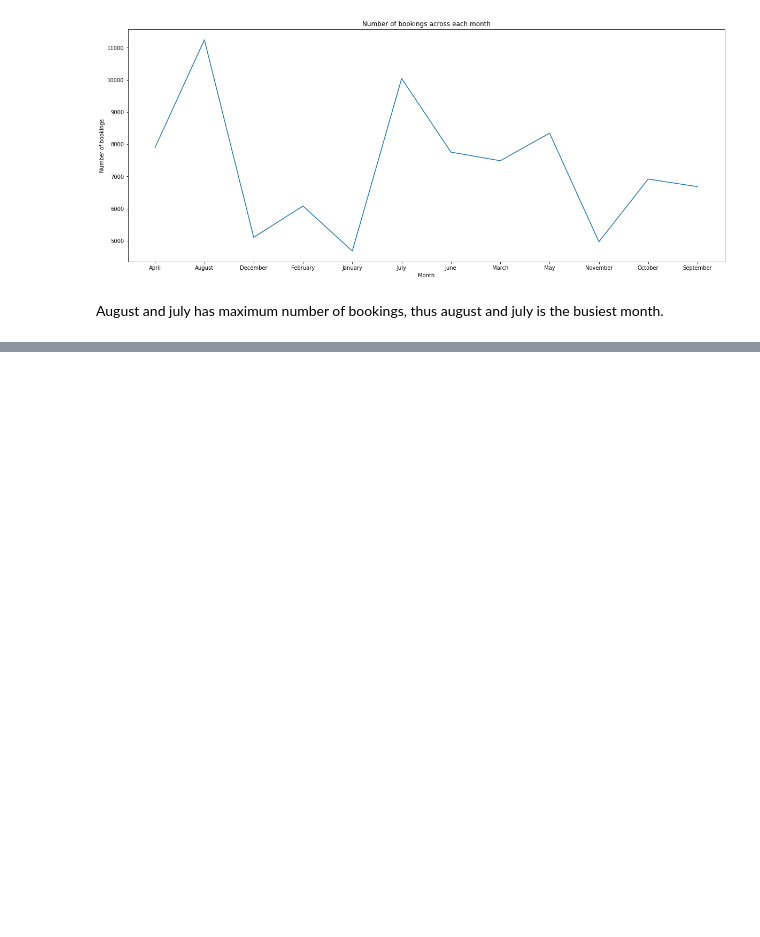
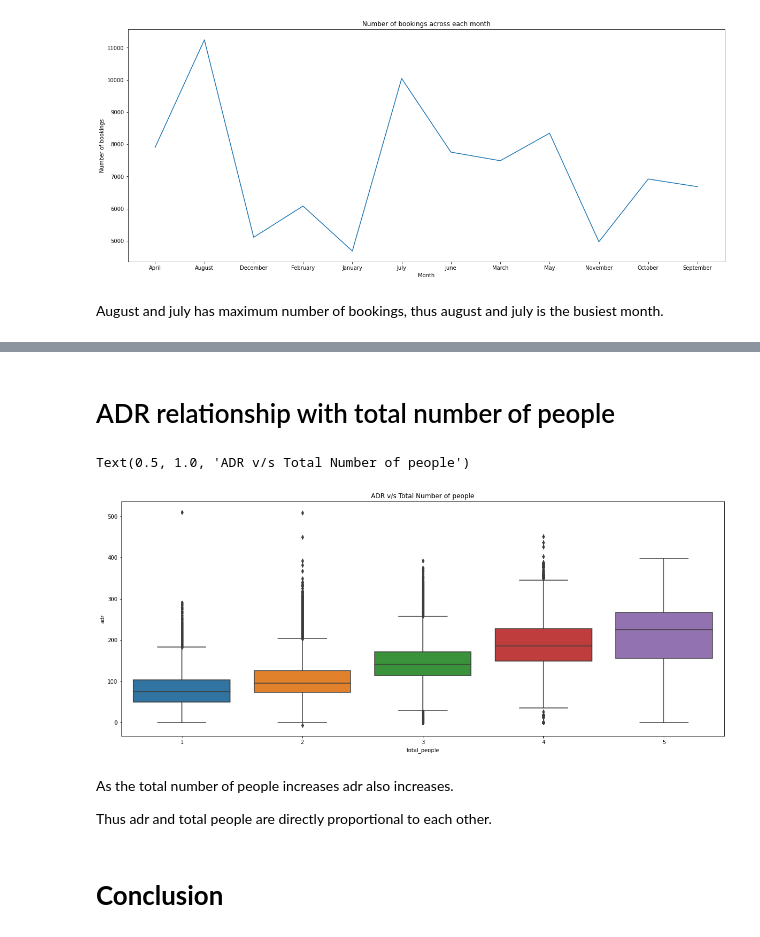
Before and after one commit to Tanushri920/Hotel-booking-analysis, a Jupyter notebook: Hotel_Booking_Analysis_Capstone_Project.ipynb, the cells around one changed output, grey strips where cells are left out. Drawn from its saved outputs; the diff is of its cells as text; code cells hidden in the pictures; blank space fills up the shorter version.

```diff
--- a/Hotel_Booking_Analysis_Capstone_Project.ipynb
+++ b/Hotel_Booking_Analysis_Capstone_Project.ipynb
@@ -581,0 +599,21 @@ August and july has maximum number of bookings, thus august and july is the busi
+# %% [markdown]
+# ADR relationship with total number of people
+# %%
+df.drop(df[df['adr'] > 5000].index, inplace = True)
+# %%
+plt.figure(figsize=(20,8))
+df2=df[df['total_people'] < 6]
+
+sns.boxplot(x=df2['total_people'],y=df2['adr'])
+
+# set lables
+plt.title('ADR v/s Total Number of people')
+# %% [output]
+Text(0.5, 1.0, 'ADR v/s Total Number of people')
+[figure, added]
+# %% [markdown]
+As the total number of people increases adr also increases.
+
+Thus adr and total people are directly proportional to each other.
+# %% [markdown]
+# **Conclusion**
```
Also changed, not shown: parts of 4 cells of this notebook.
